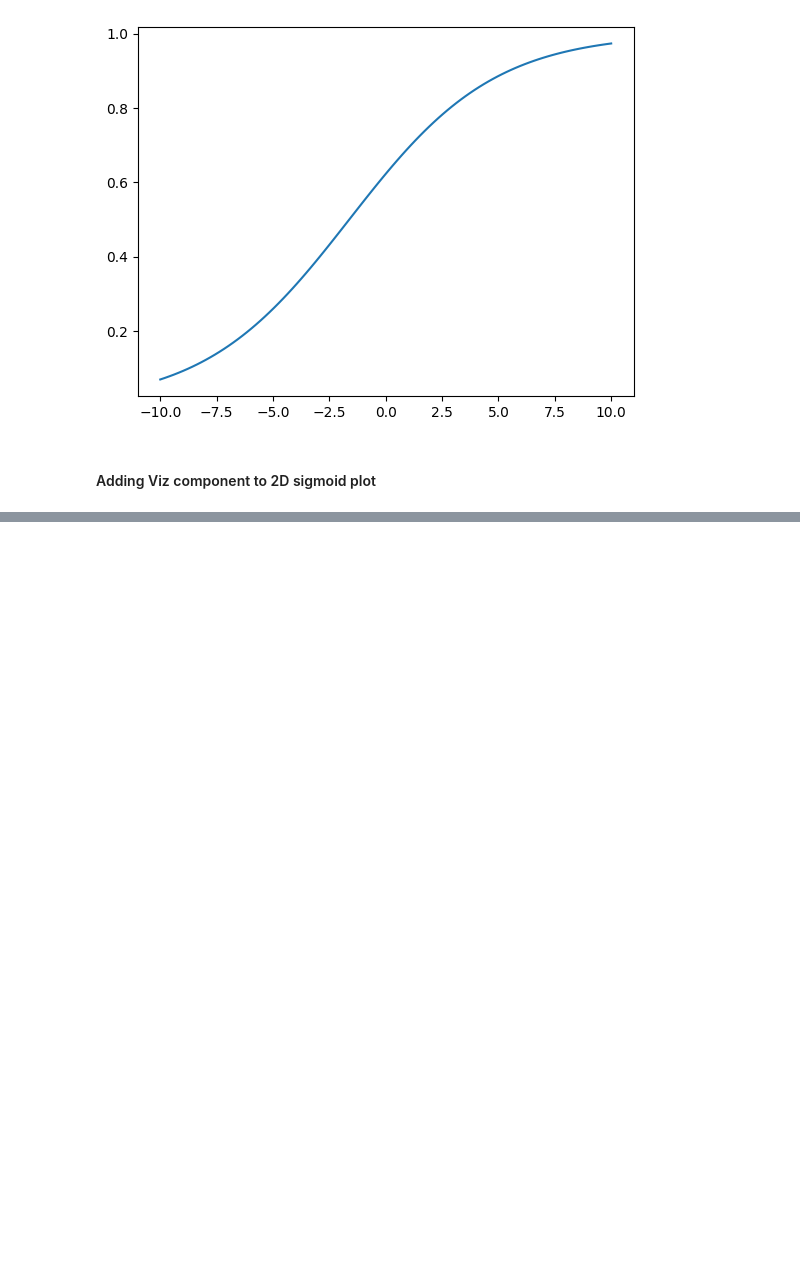
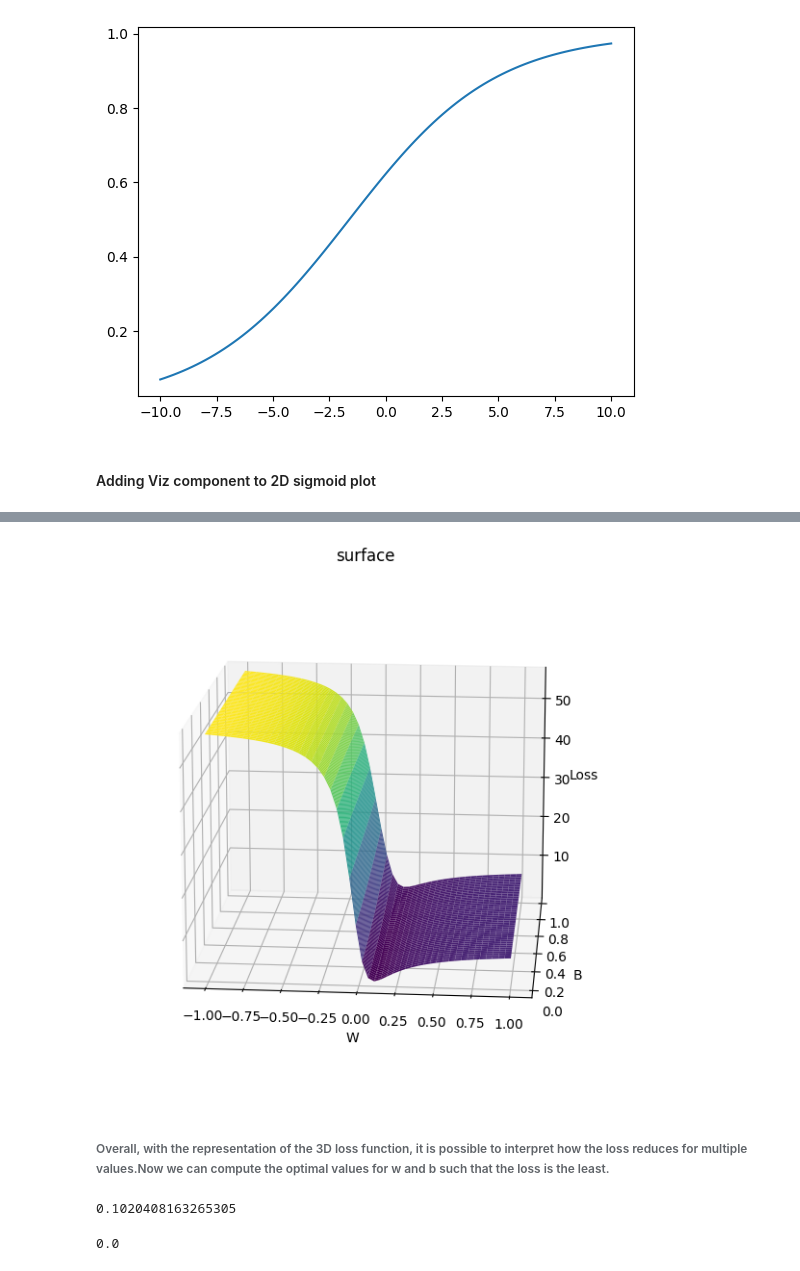
Before and after one commit to Abhijith-Nagarajan/PadhAI_Implementations, a Jupyter notebook: Sigmoid_Neuron_Implementation.ipynb, the cells around one changed output, grey strips where cells are left out. Cells and saved outputs as stored; diff of their text form; code cells hidden in the pictures; blank space fills up the shorter version.

```diff
--- a/Sigmoid_Neuron_Implementation.ipynb
+++ b/Sigmoid_Neuron_Implementation.ipynb
@@ -104,0 +157,17 @@ plt.plot(X_array,Y)
+# %%
+WW_Mesh, BB_Mesh = np.meshgrid(W,B)
+# %%
+Loss = np.zeros(WW_Mesh.shape)
+# %%
+def compute_loss(X,Y,w_est,b_est):
+    loss = 0
+    for x,y in zip(X,Y):
+        Y_pred = sigmoid(w_est,b_est,x)
+        loss+= (y-Y_pred)**2
+
+    print(f'Returning: {loss} for w: {w_est}, b: {b_est}')
+    return loss
+# %%
+for i in range(WW_Mesh.shape[0]):
+    for j in range(BB_Mesh.shape[1]):
+        Loss[i,j] = compute_loss(X,Y,WW_Mesh[i,j],BB_Mesh[i,j])
@@ -104,0 +192,14 @@ plt.plot(X_array,Y)
+# %%
+plt.figure(figsize=(15,7))
+ax = plt.axes(projection='3d')
+ax.plot_surface(WW_Mesh, BB_Mesh, Loss, cmap='viridis')
+ax.set_xlabel('W')
+ax.set_ylabel('B')
+ax.set_zlabel('Loss')
+ax.set_title('surface')
+# Parameter 1: Height, Parameter 2: Rotation Angle along z axis
+ax.view_init(15,275)
+# %% [output]
+[figure, added]
+# %% [markdown]
+###### Overall, with the representation of the 3D loss function, it is possible to interpret how the loss reduces for multiple values.Now we can compute the optimal values for w and b such that the loss is the least.
@@ -104,0 +211,8 @@ plt.plot(X_array,Y)
+# %%
+WW_Mesh[i,j]
+# %% [output]
+0.1020408163265305
+# %%
+BB_Mesh[i,j]
+# %% [output]
+0.0
```
Also changed, not shown: parts of 20 cells of this notebook.
